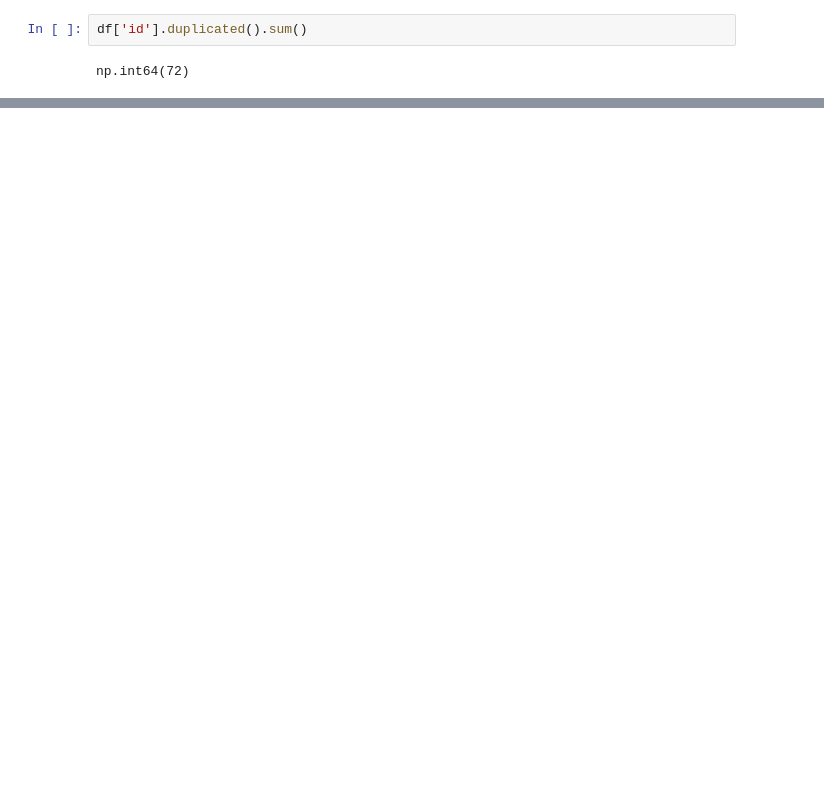
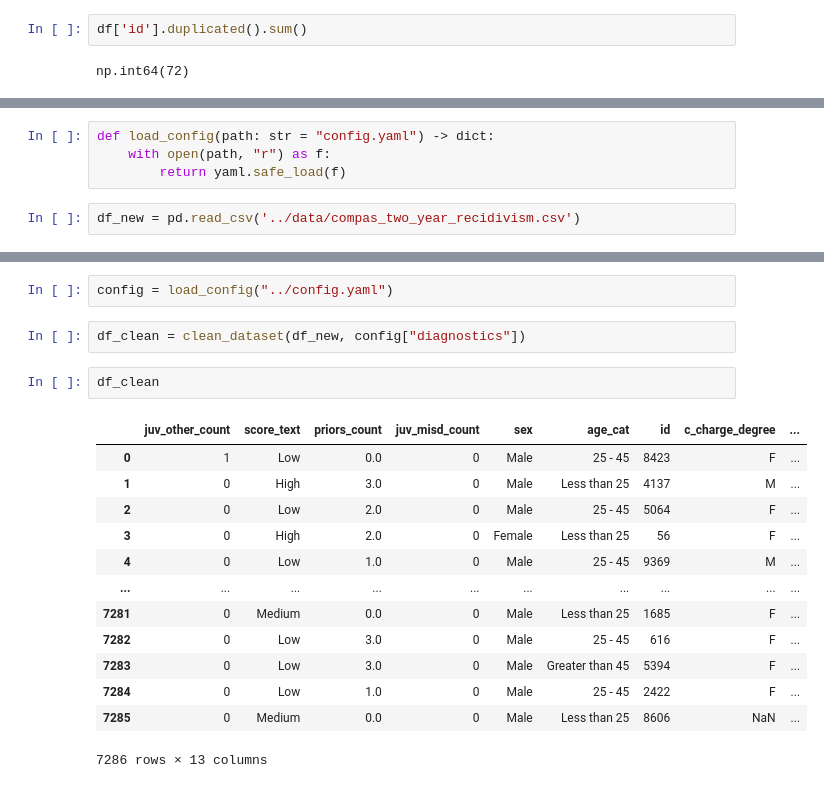
Before and after one commit to Dari212/ETAI-Pipeline, a Jupyter notebook: notebooks/01-explore-data.ipynb, the cells around one changed output, grey strips where cells are left out. Cells and saved outputs as stored; diff of their text form; blank space fills up the shorter version.

```diff
--- a/notebooks/01-explore-data.ipynb
+++ b/notebooks/01-explore-data.ipynb
@@ -427,0 +439,6 @@ df.drop_duplicates()
+# %%
+def load_config(path: str = "config.yaml") -> dict:
+    with open(path, "r") as f:
+        return yaml.safe_load(f)
+# %%
+df_new = pd.read_csv('../data/compas_two_year_recidivism.csv')
@@ -427,0 +514,20 @@ df.drop_duplicates()
+# %%
+config = load_config("../config.yaml")
+# %%
+df_clean = clean_dataset(df_new, config["diagnostics"])
+# %%
+df_clean
+# %% [output]
+|  | juv_other_count | score_text | priors_count | juv_misd_count | sex | age_cat | id | c_charge_degree | ... |
+| 0 | 1 | Low | 0.0 | 0 | Male | 25 - 45 | 8423 | F | ... |
+| 1 | 0 | High | 3.0 | 0 | Male | Less than 25 | 4137 | M | ... |
+| 2 | 0 | Low | 2.0 | 0 | Male | 25 - 45 | 5064 | F | ... |
+| 3 | 0 | High | 2.0 | 0 | Female | Less than 25 | 56 | F | ... |
+| 4 | 0 | Low | 1.0 | 0 | Male | 25 - 45 | 9369 | M | ... |
+| ... | ... | ... | ... | ... | ... | ... | ... | ... | ... |
+| 7281 | 0 | Medium | 0.0 | 0 | Male | Less than 25 | 1685 | F | ... |
+| 7282 | 0 | Low | 3.0 | 0 | Male | 25 - 45 | 616 | F | ... |
+| 7283 | 0 | Low | 3.0 | 0 | Male | Greater than 45 | 5394 | F | ... |
+| 7284 | 0 | Low | 1.0 | 0 | Male | 25 - 45 | 2422 | F | ... |
+| 7285 | 0 | Medium | 0.0 | 0 | Male | Less than 25 | 8606 | NaN | ... |
+7286 rows × 13 columns
```
Also changed, not shown: parts of 12 cells of this notebook, 5 other files.
